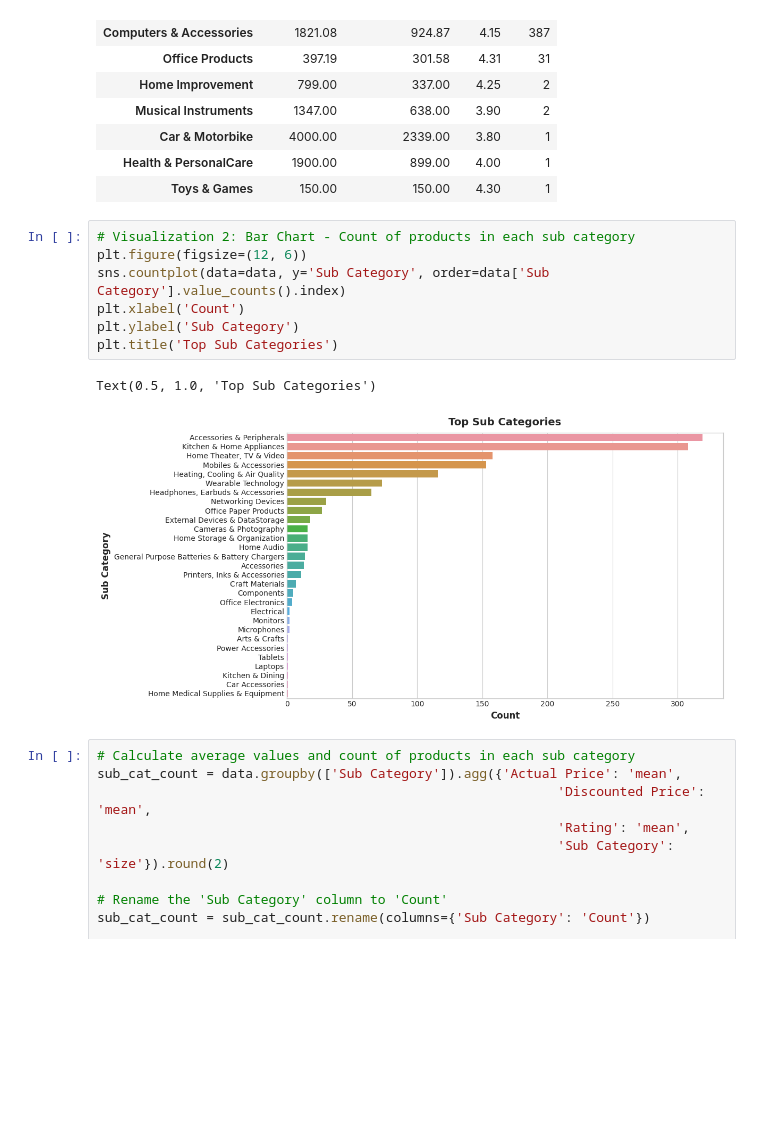
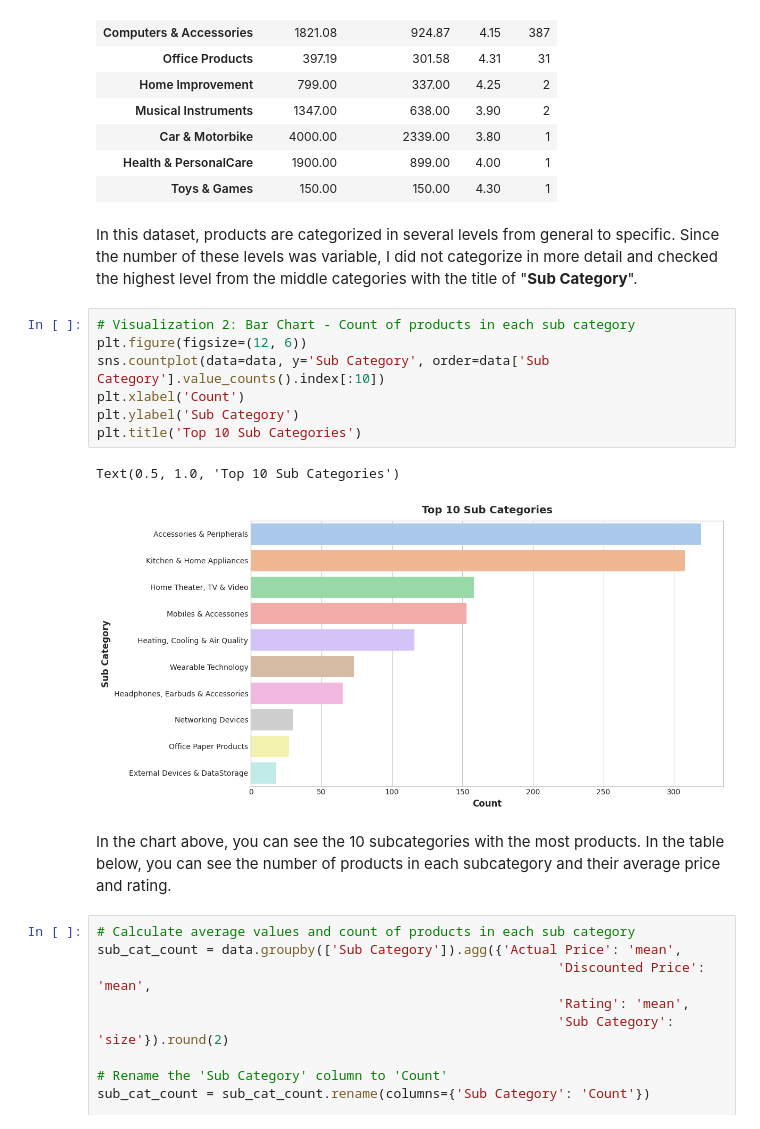
Before and after one commit to miladistic/data-analysis, a Jupyter notebook: amazon-sales-analysis.ipynb, the cells around one changed output. Drawn from its saved outputs; the diff is of its cells as text; blank space fills up the shorter version.

```diff
--- a/amazon-sales-analysis.ipynb
+++ b/amazon-sales-analysis.ipynb
@@ -197,16 +197,20 @@ main_cat_count
 | Car & Motorbike | 4000.00 | 2339.00 | 3.80 | 1 |
 | Health & PersonalCare | 1900.00 | 899.00 | 4.00 | 1 |
 | Toys & Games | 150.00 | 150.00 | 4.30 | 1 |
+# %% [markdown]
+In this dataset, products are categorized in several levels from general to specific. Since the number of these levels was variable, I did not categorize in more detail and checked the highest level from the middle categories with the title of "**Sub Category**".
 # %%
 # Visualization 2: Bar Chart - Count of products in each sub category
 plt.figure(figsize=(12, 6))
-sns.countplot(data=data, y='Sub Category', order=data['Sub Category'].value_counts().index)
+sns.countplot(data=data, y='Sub Category', order=data['Sub Category'].value_counts().index[:10])
 plt.xlabel('Count')
 plt.ylabel('Sub Category')
-plt.title('Top Sub Categories')
+plt.title('Top 10 Sub Categories')
 # %% [output]
-Text(0.5, 1.0, 'Top Sub Categories')
+Text(0.5, 1.0, 'Top 10 Sub Categories')
-[figure, old version]
+[figure, new version]
+# %% [markdown]
+In the chart above, you can see the 10 subcategories with the most products. In the table below, you can see the number of products in each subcategory and their average price and rating.
 # %%
 # Calculate average values and count of products in each sub category
 sub_cat_count = data.groupby(['Sub Category']).agg({'Actual Price': 'mean',
```
Also changed, not shown: parts of 14 cells of this notebook.
